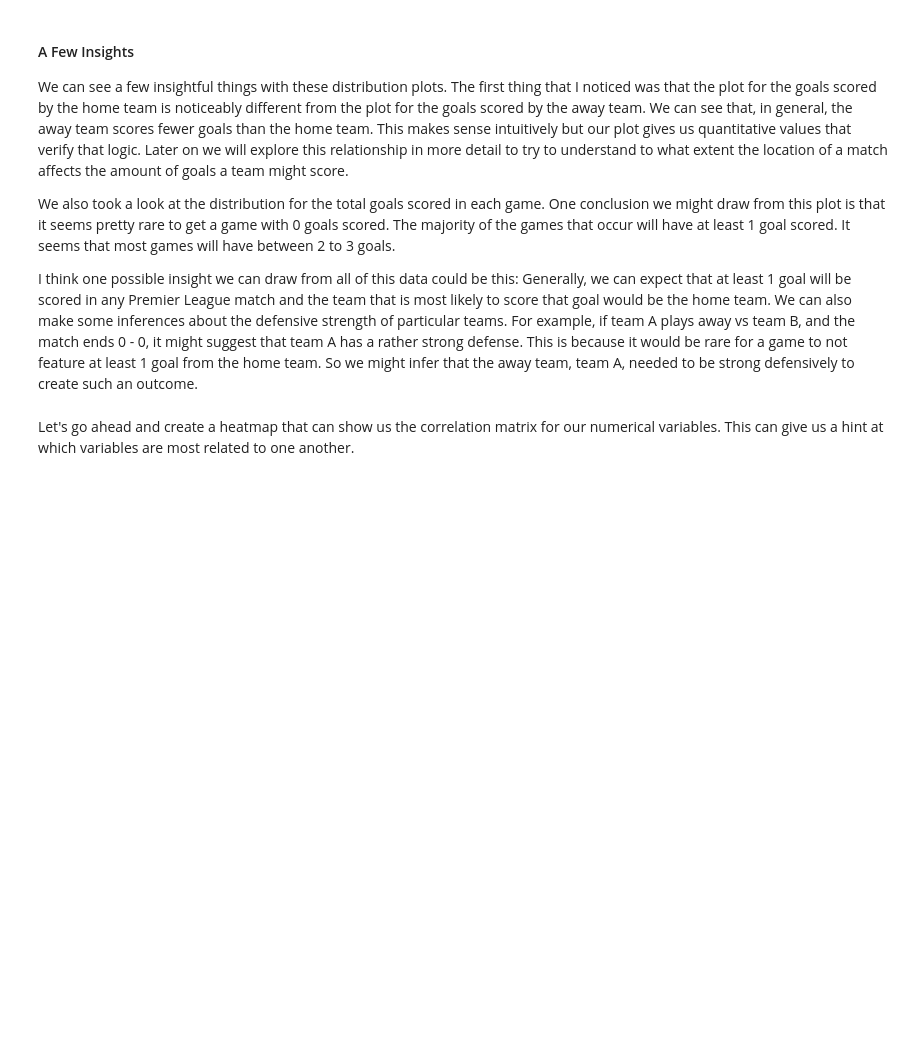
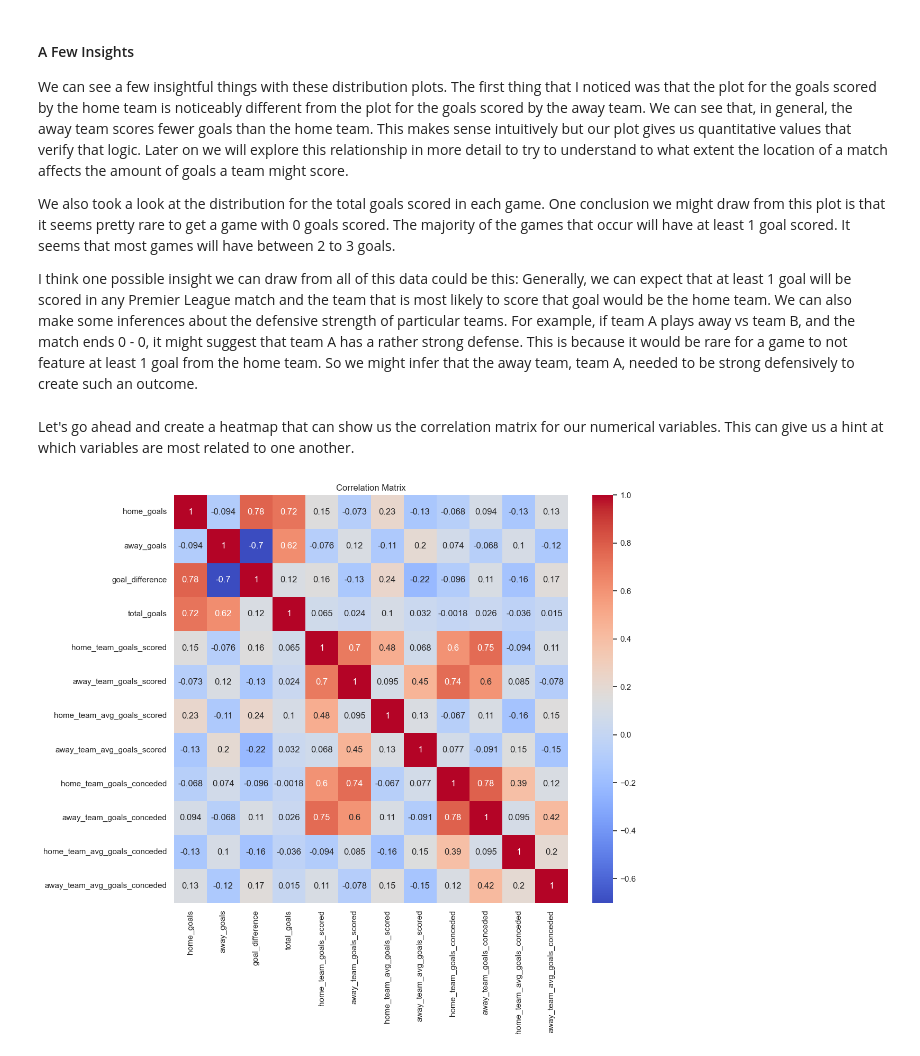
Before and after one commit to AlexHunter89/Premier-League-Data-Analysis, a Jupyter notebook: prem_league_analysis_notebook.ipynb, the cells around one changed output. Saved outputs shown, nothing was run; the diff lists cells and outputs as text; code cells hidden in the pictures; blank space fills up the shorter version.

```diff
--- a/prem_league_analysis_notebook.ipynb
+++ b/prem_league_analysis_notebook.ipynb
@@ -465,9 +469,11 @@ Let's go ahead and create a heatmap that can show us the correlation matrix for
 # %%
 correlation_matrix = results_df[['home_goals', 'away_goals', 'goal_difference', 'total_goals', 'home_team_goals_scored',
                                  'away_team_goals_scored', 'home_team_avg_goals_scored', 'away_team_avg_goals_scored',
                                  'home_team_goals_conceded', 'away_team_goals_conceded', 'home_team_avg_goals_conceded', 'away_team_avg_goals_conceded']].corr()
 
 plt.figure(figsize=(12, 10))
-sns.heatmap(correlation_matrix, annot=True, cmap='colorblind')
+sns.heatmap(correlation_matrix, annot=True, cmap='coolwarm')
 plt.title("Correlation Matrix")
 plt.show()
+# %% [output]
+[figure, added]
```
Also changed, not shown: parts of 2 cells of this notebook.
